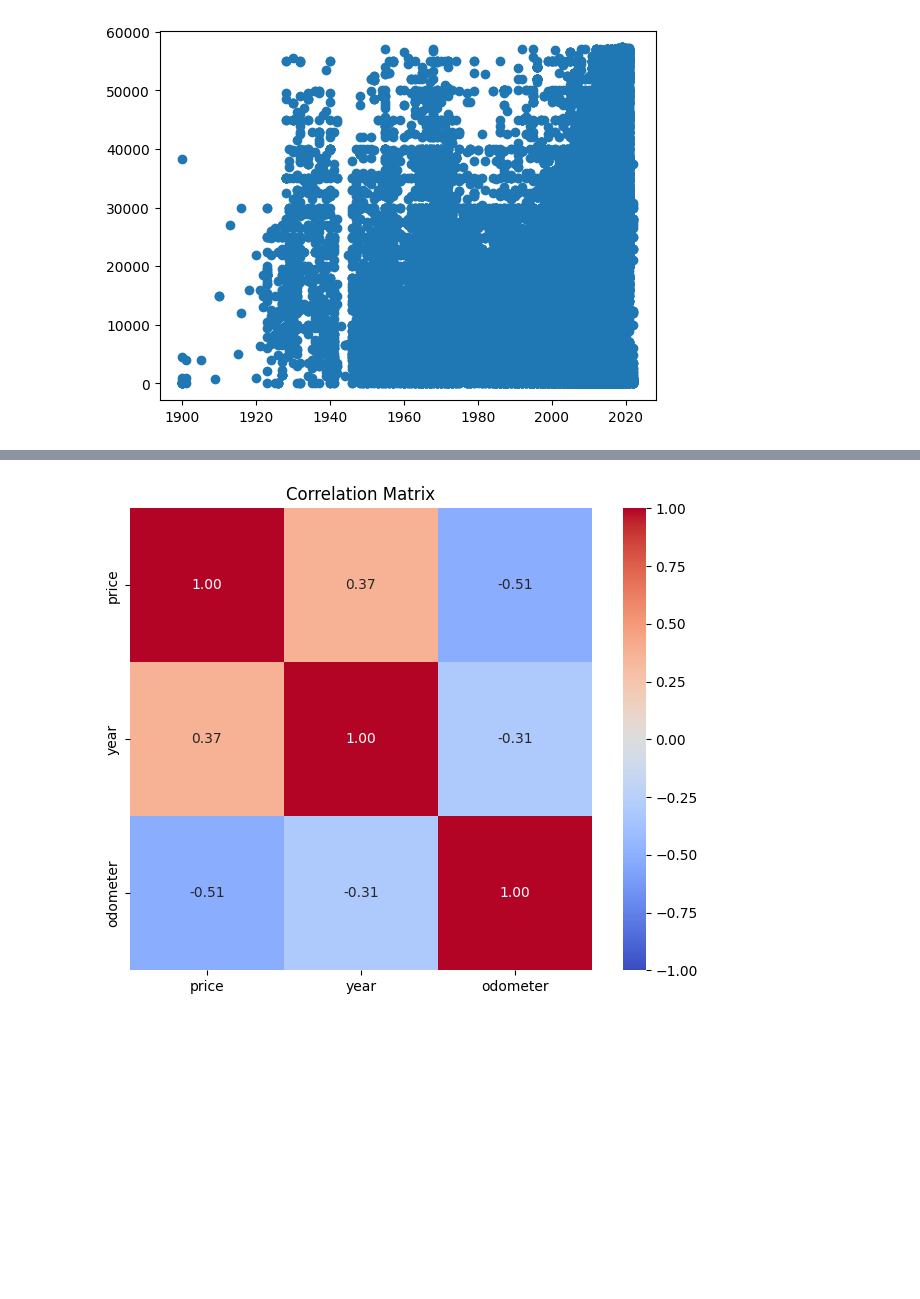
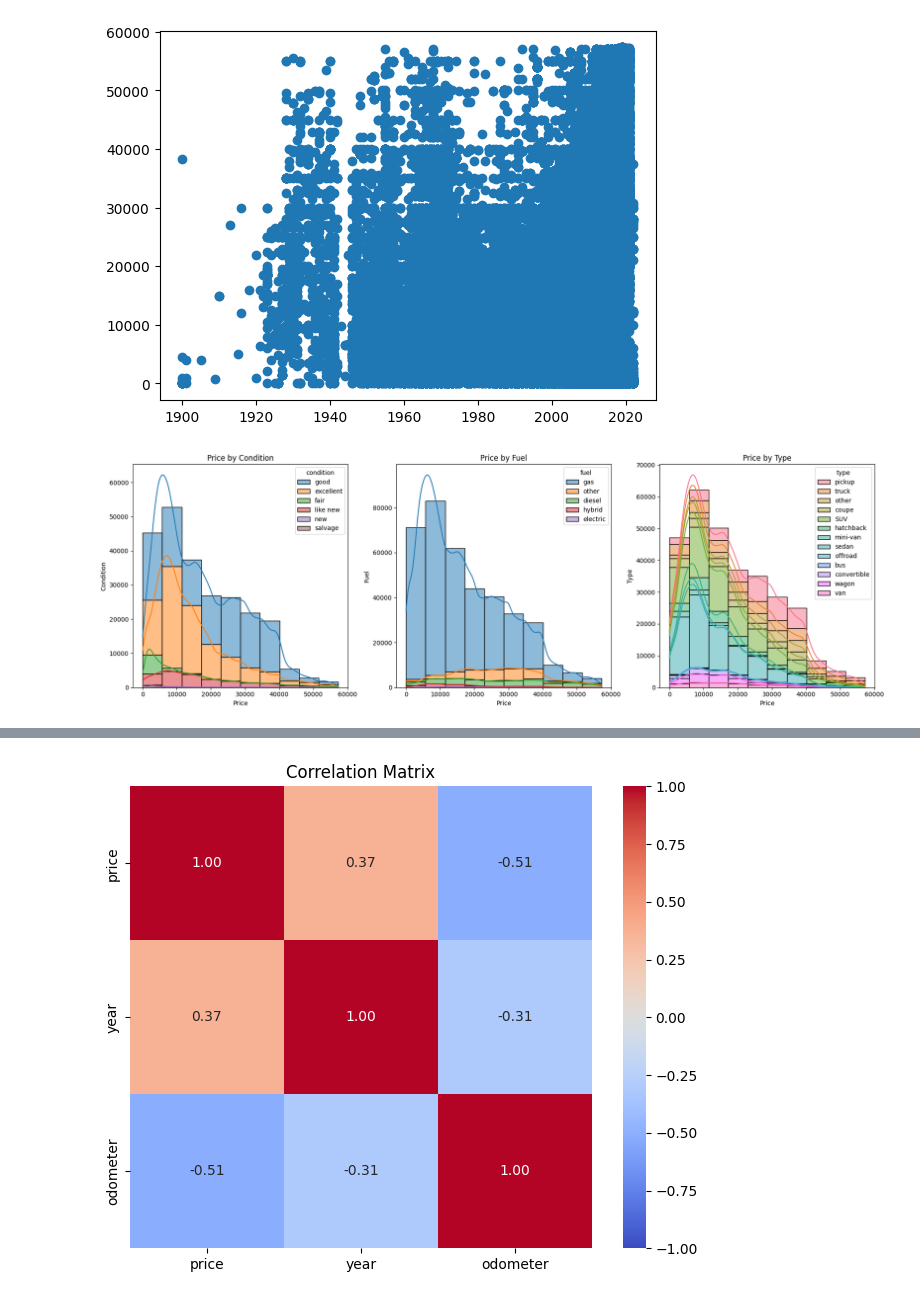
Before and after one commit to sonia-james/AIMLModule11, a Jupyter notebook: Used_Cars_Model.ipynb, the cells around one changed output, grey strips where cells are left out. Drawn from its saved outputs; the diff is of its cells as text; code cells hidden in the pictures; blank space fills up the shorter version.

```diff
--- a/Used_Cars_Model.ipynb
+++ b/Used_Cars_Model.ipynb
@@ -282,3 +282,30 @@ plt.scatter(usedCars['year'], usedCars['price'],  marker='o')
 # %% [output]
 <matplotlib.collections.PathCollection at 0x...>
 [figure]
+# %%
+# Create subplots (1 row, 3 columns)
+fig, axes = plt.subplots(1, 3, figsize=(18, 6))
+
+# Plot 1 - Histogram for Price and Condition
+sns.histplot(data=usedCars, x='price', hue='condition', kde=True, multiple="stack", bins=10, ax=axes[0])
+axes[0].set_title('Price by Condition')
+axes[0].set_xlabel('Price')
+axes[0].set_ylabel('Condition')
+
+# Plot 2 - Histogram for Price and Fuel
+sns.histplot(data=usedCars, x='price', hue='fuel', kde=True, multiple="stack", bins=10, ax=axes[1])
+axes[1].set_title('Price by Fuel')
+axes[1].set_xlabel('Price')
+axes[1].set_ylabel('Fuel')
+
+# Plot 3 - Histogram for Price and Type
+sns.histplot(data=usedCars, x='price', hue='type', kde=True, multiple="stack", bins=10, ax=axes[2])
+axes[2].set_title('Price by Type')
+axes[2].set_xlabel('Price')
+axes[2].set_ylabel('Type')
+
+# Adjust the layout and show the plot
+plt.tight_layout()
+plt.show()
+# %% [output]
+[figure, added]
```
Also changed, not shown: parts of 14 cells of this notebook.
